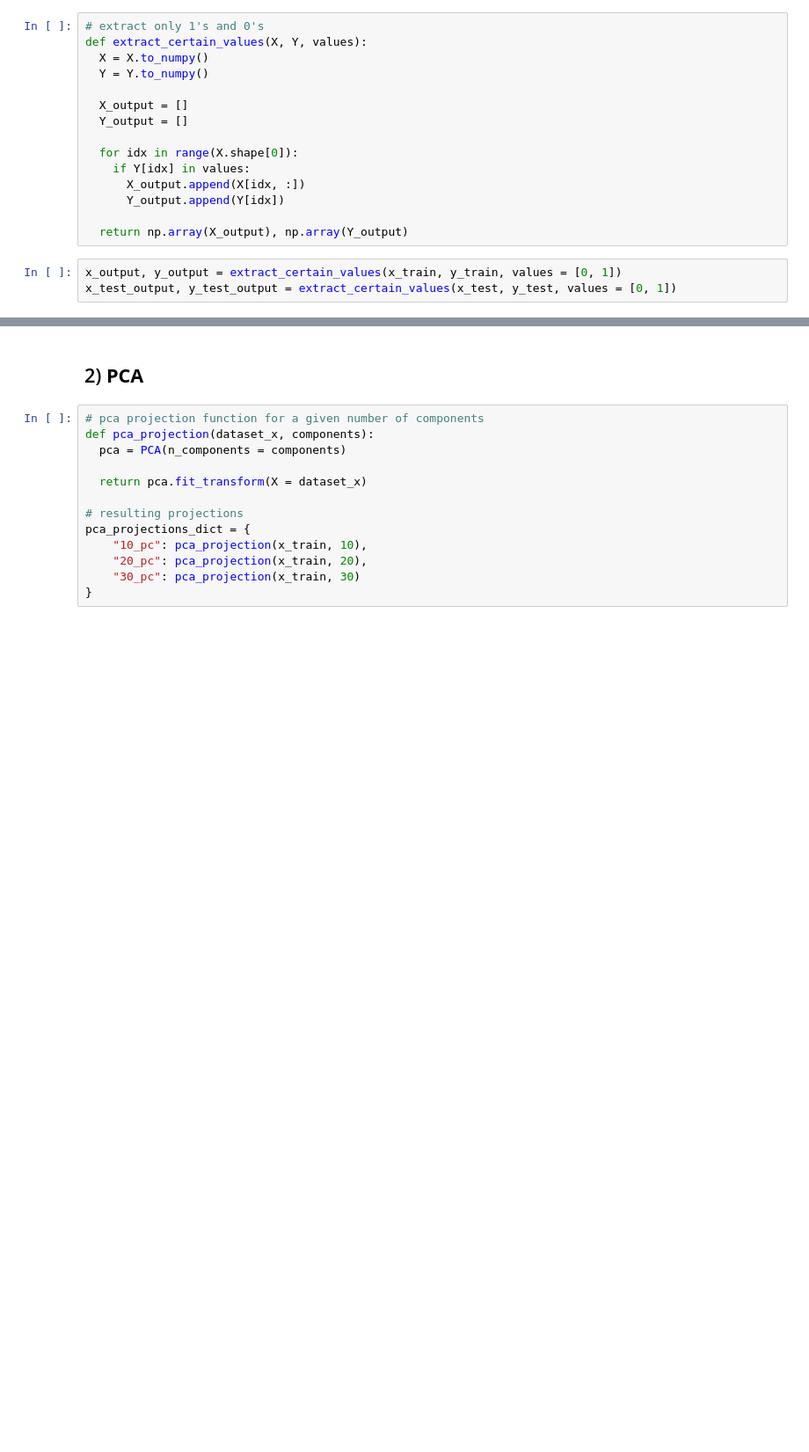
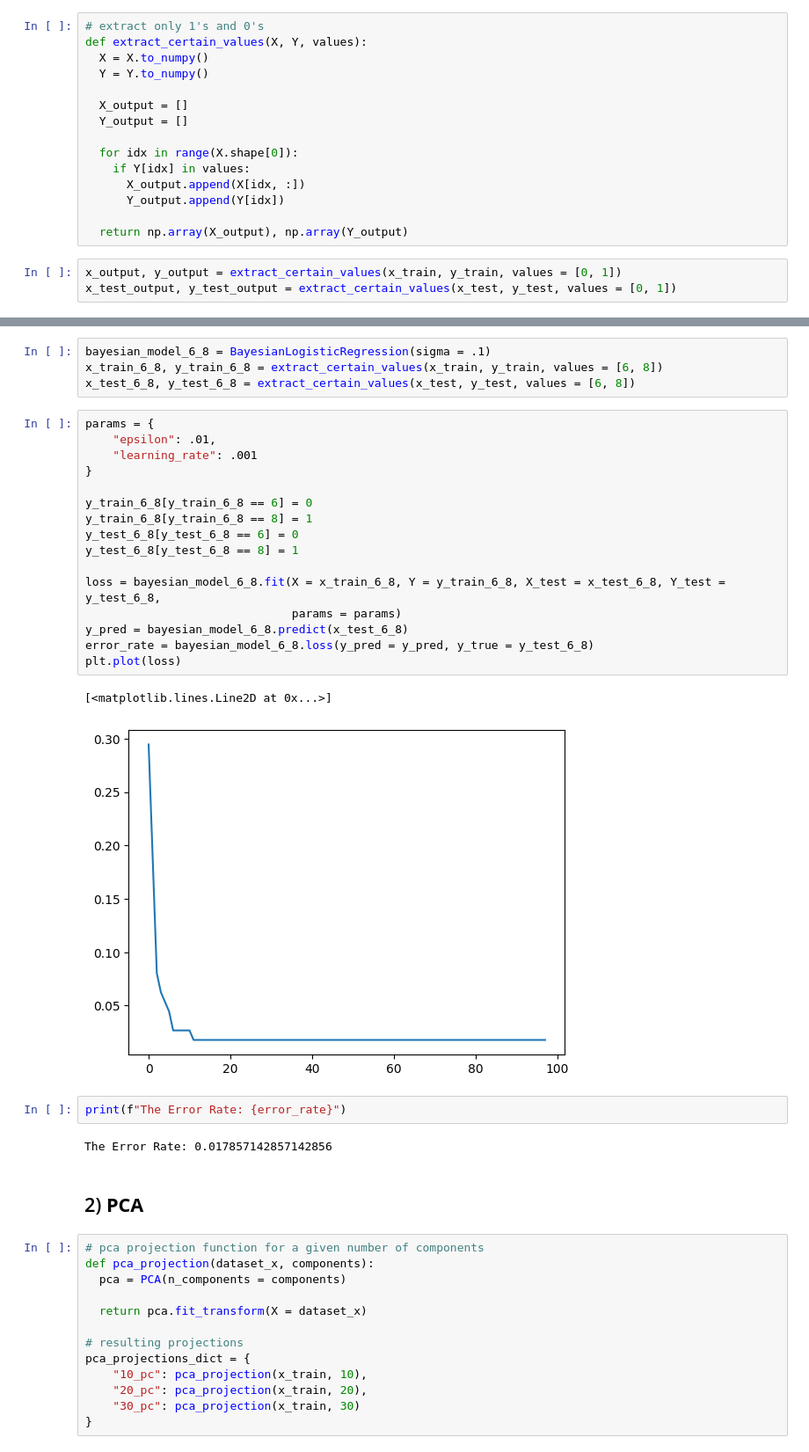
Before and after one commit to Tazering/UVA-CS, a Jupyter notebook: CS-6501_Zhang/PS3/PS3.ipynb, the cells around one changed output, grey strips where cells are left out. Shown at 88% size. Drawn from its saved outputs; the diff is of its cells as text; blank space fills up the shorter version.

```diff
--- a/CS-6501_Zhang/PS3/PS3.ipynb
+++ b/CS-6501_Zhang/PS3/PS3.ipynb
@@ -154,3 +146,30 @@ print(bayesian_model.loss(y_pred, y_test_output))
+# %%
+bayesian_model_6_8 = BayesianLogisticRegression(sigma = .1)
+x_train_6_8, y_train_6_8 = extract_certain_values(x_train, y_train, values = [6, 8])
+x_test_6_8, y_test_6_8 = extract_certain_values(x_test, y_test, values = [6, 8])
+# %%
+params = {
+    "epsilon": .01,
+    "learning_rate": .001
+}
+
+y_train_6_8[y_train_6_8 == 6] = 0
+y_train_6_8[y_train_6_8 == 8] = 1
+y_test_6_8[y_test_6_8 == 6] = 0
+y_test_6_8[y_test_6_8 == 8] = 1
+
+loss = bayesian_model_6_8.fit(X = x_train_6_8, Y = y_train_6_8, X_test = x_test_6_8, Y_test = y_test_6_8,
+                              params = params)
+y_pred = bayesian_model_6_8.predict(x_test_6_8)
+error_rate = bayesian_model_6_8.loss(y_pred = y_pred, y_true = y_test_6_8)
+plt.plot(loss)
+# %% [output]
+[<matplotlib.lines.Line2D at 0x...>]
+[figure, added]
+# %%
+print(f"The Error Rate: {error_rate}")
+# %% [output]
+The Error Rate: 0.017857142857142856
 # %% [markdown]
 ## 2) **PCA**
 # %%
```
Also changed, not shown: parts of 7 cells of this notebook.
